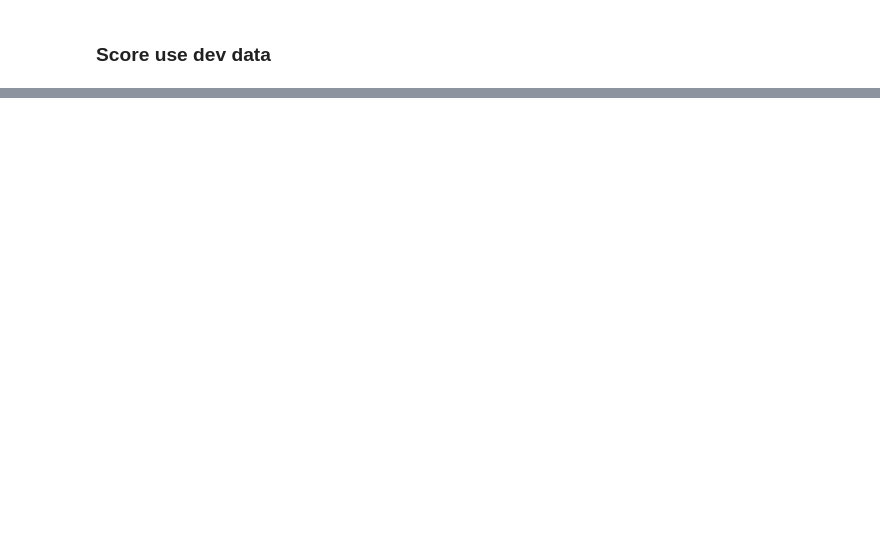
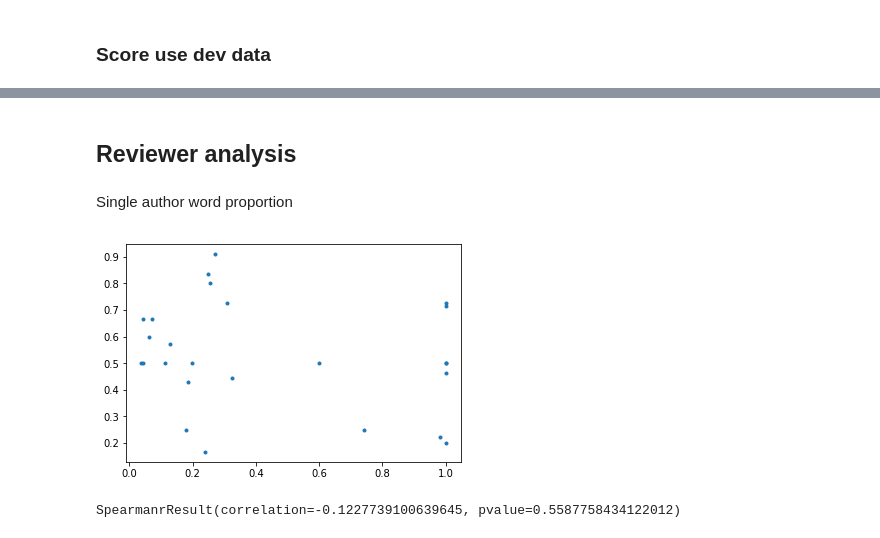
Before and after one commit to Nil26/Predict-reviewers, a Jupyter notebook: Reviewer-classifier.ipynb, the cells around one changed output, grey strips where cells are left out. Drawn from its saved outputs; the diff is of its cells as text; code cells hidden in the pictures; blank space fills up the shorter version.

```diff
--- a/Reviewer-classifier.ipynb
+++ b/Reviewer-classifier.ipynb
@@ -415,4 +494,0 @@ from sklearn import svm
-# %%
-clf = svm.LinearSVC(multi_class="ovr",C=0.01)
-X = fvs_train
-y = true_label_train.flatten()
@@ -450,0 +628,13 @@ Accuracy of the model on the 125 development sets: 59.200000 %
+# %%
+print("Detailed classification report:")
+print()
+print("The model is trained on the full training set.")
+print("The scores are computed on the full test set.")
+print()
+y_true_svm, y_pred_svm = true_label_test.flatten(), clf.predict(fvs_test)
+print(classification_report(y_true_svm, y_pred_svm))
+print()
+acc = accuracy_score(y_true_svm, y_pred_svm)
+print("The accuracy for the test set:")
+print()
+print(acc)
@@ -450,0 +696,18 @@ Accuracy of the model on the 125 development sets: 59.200000 %
+# %% [markdown]
+## Reviewer analysis
+# %% [markdown]
+Single author word proportion
+# %%
+svm_f1_score = sklearn.metrics.f1_score(y_true_svm, y_pred_svm, average=None)
+# %%
+single_word_portion = reviewers_literature_single_multiple_author_word_count[:,0] / np.sum(reviewers_literature_single_multiple_author_word_count,axis=1)
+# %%
+import matplotlib.pyplot as plt
+plt.plot(single_word_portion, svm_f1_score, '.')
+plt.show()
+# %% [output]
+[figure, added]
+# %%
+scipy.stats.spearmanr(single_word_portion, svm_f1_score)
+# %% [output]
+SpearmanrResult(correlation=-0.1227739100639645, pvalue=0.5587758434122012)
```
Also changed, not shown: parts of 36 cells of this notebook.
